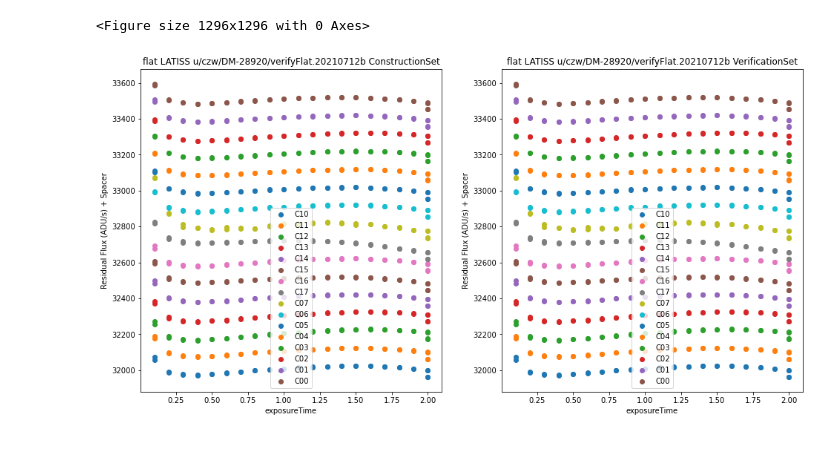
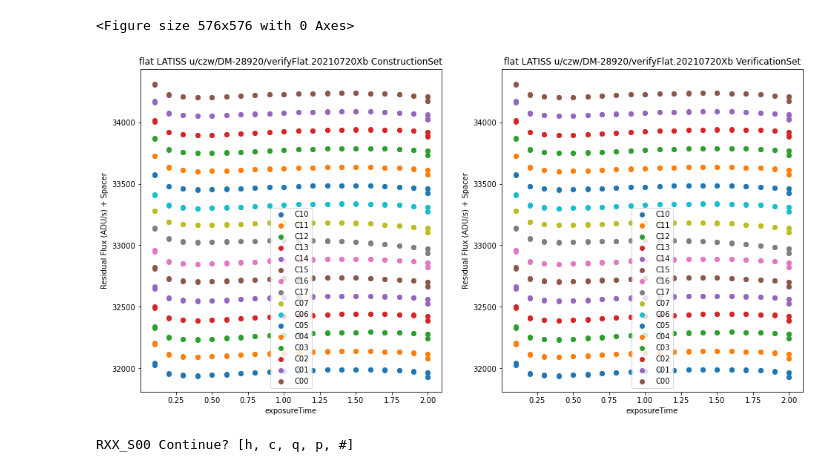
Before and after one commit to lsst/cp_verify, a Jupyter notebook: examples/cpVerifyFlat.ipynb, the cells around one changed output. Drawn from its saved outputs; the diff is of its cells as text; code cells hidden in the pictures.

Commit message:
Add multi-detector versions of bias, dark, flat notebooks.

```diff
--- a/examples/cpVerifyFlat.ipynb
+++ b/examples/cpVerifyFlat.ipynb
@@ -18,6 +24,6 @@ verifyCollection = 'u/czw/DM-28920/verifyFlat.20210712b'
 # %%
 # Get butler and camera
-butler = dB.Butler("/repo/main/", collections=[genCollection, verifyCollection])
+butler = dB.Butler("/repo/main/", collections=[verifyCollection, genCollection])
 camera = butler.get('camera', instrument=cameraName)
 # %%
 # Get Run Statistics
@@ -32,4 +37 @@ ImageWidget(children=(Image(value=b'\xff\xd8\xff\xe0\x00\x10JFIF\x00\x01\x01\x00
-# %%
-calib = butler.get(calibType, instrument=cameraName, detector=0, physical_filter=physical_filter)
-calibArray = calib.getImage().getArray()
 # %%
@@ -156,26 +169,33 @@ for axis, chunk in zip(axes, [0, 1]):
 # %%
-# plot mean as a function of exposure time, to confirm the residual is flat.
-pointSpace = 0.0
-elevSpace = 100
-plt.figure(figsize=(18, 18))
-fig, axes = plt.subplots(1, 2, figsize=(2 * 8, 8))
-for axis, chunk in zip(axes, [0, 1]):
-    for spacer, amp in enumerate(detector.getAmplifiers()):
-        axis.scatter(np.array(ampMeans[amp.getName()]['T']) + pointSpace * spacer,
-                    np.array(ampMeans[amp.getName()]['MEAN']) + elevSpace * spacer,
-                    label=amp.getName())
-    axis.set_xlabel("exposureTime")
-    axis.set_ylabel("Residual Flux (ADU/s) + Spacer")
+# Plot flux as a function of exposure time, to confirm the residual is flat.
+continueDisplay = True
+for detector in camera:
+    detName = detector.getName()
+
+    horizontalSpace = 0.0
+    verticalSpace = 150
+    plt.figure(figsize=(8, 8))
+    fig, axes = plt.subplots(1, 2, figsize=(2 * 8, 8))
+    for axis, chunk in zip(axes, [0, 1]):
+        for spacer, amp in enumerate(detector.getAmplifiers()):
+            axis.scatter(np.array(ampMeans[detName][amp.getName()]['EXPTIME']) + horizontalSpace * spacer,
+                         np.array(ampMeans[detName][amp.getName()]['MEAN']) /
+                         np.array(ampMeans[detName][amp.getName()]['EXPTIME']) + verticalSpace * spacer,
+                        label=amp.getName())
+        axis.set_xlabel("exposureTime")
+        axis.set_ylabel("Residual Flux (ADU/s) + Spacer")
 
 
-    if chunk == 0:
-        # axis.set_xlim(2021011900075, 2021011900140)
-        axis.set_title(f"{calibType} {cameraName} {verifyCollection} ConstructionSet")
-    else:
-       # axis.set_xlim(2021011900080, 2021011900145)
-        axis.set_title(f"{calibType} {cameraName} {verifyCollection} VerificationSet")
-
-    axis.legend()
+        if chunk == 0:
+            axis.set_title(f"{calibType} {cameraName} {verifyCollection} ConstructionSet")
+        else:
+            axis.set_title(f"{calibType} {cameraName} {verifyCollection} VerificationSet")
+        axis.legend()
+    plt.show()
+    continueDisplay, skipNumber = utils.interactiveBlock(detName, {})
+    if continueDisplay is False:
+        break
 # %% [output]
-<Figure size 1296x1296 with 0 Axes>
+<Figure size 576x576 with 0 Axes>
-[figure, old version]
+[figure, new version]
+RXX_S00 Continue? [h, c, q, p, #]
```
Also changed, not shown: parts of 11 cells of this notebook, 1 other file.
